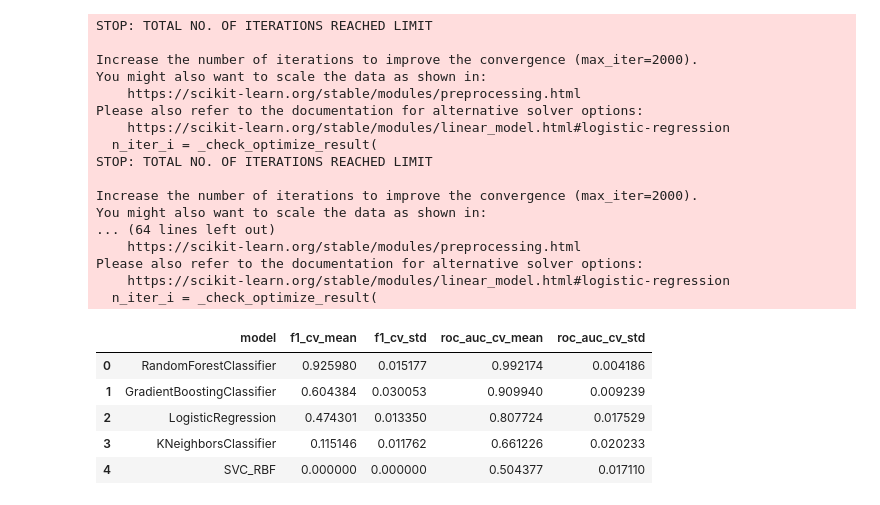
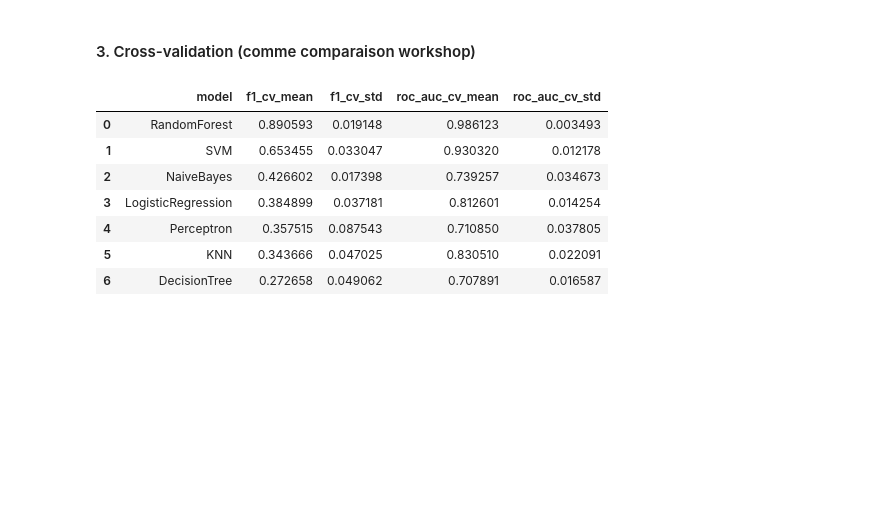
Before and after one commit to AirG213/humanforyou-attrition-ml, a Jupyter notebook: notebooks/07_Regression_Comparaison_Modeles.ipynb, the cells around one changed output. Drawn from its saved outputs; the diff is of its cells as text; code cells hidden in the pictures; blank space fills up the shorter version.

```diff
--- a/notebooks/07_Regression_Comparaison_Modeles.ipynb
+++ b/notebooks/07_Regression_Comparaison_Modeles.ipynb
@@ -63,48 +60,39 @@ La moyenne et l'ecart-type permettent de juger la stabilite des performances.
+# %% [markdown]
+#### 3. Cross-validation (comme comparaison workshop)
 # %%
 models = {
-    'LogisticRegression': LogisticRegression(max_iter=2000, class_weight='balanced', random_state=42),
-    'RandomForestClassifier': RandomForestClassifier(n_estimators=300, random_state=42, class_weight='balanced_subsample', n_jobs=-1),
-    'GradientBoostingClassifier': GradientBoostingClassifier(random_state=42),
-    'SVC_RBF': SVC(kernel='rbf', C=3.0, gamma='scale', probability=True, random_state=42),
-    'KNeighborsClassifier': KNeighborsClassifier(n_neighbors=15),
+    'Perceptron': Perceptron(random_state=42),
+    'LogisticRegression': LogisticRegression(max_iter=2000, random_state=42),
+    'SVM': SVC(probability=True, random_state=42),
+    'KNN': KNeighborsClassifier(),
+    'NaiveBayes': GaussianNB(),
+    'DecisionTree': DecisionTreeClassifier(random_state=42, max_depth=3),
+    'RandomForest': RandomForestClassifier(n_estimators=100, random_state=42, n_jobs=-1),
 }
 
 cv = StratifiedKFold(n_splits=5, shuffle=True, random_state=42)
 cv_rows = []
+
 for model_name, model in models.items():
     f1_scores = cross_val_score(model, X_train, y_train, scoring='f1', cv=cv, n_jobs=1)
     auc_scores = cross_val_score(model, X_train, y_train, scoring='roc_auc', cv=cv, n_jobs=1)
+
     cv_rows.append({
         'model': model_name,
         'f1_cv_mean': float(f1_scores.mean()),
         'f1_cv_std': float(f1_scores.std()),
         'roc_auc_cv_mean': float(auc_scores.mean()),
         'roc_auc_cv_std': float(auc_scores.std()),
     })
 
 cv_df = pd.DataFrame(cv_rows).sort_values('f1_cv_mean', ascending=False).reset_index(drop=True)
 cv_df
 # %% [output]
-STOP: TOTAL NO. OF ITERATIONS REACHED LIMIT
-
-Increase the number of iterations to improve the convergence (max_iter=2000).
-You might also want to scale the data as shown in:
-    https://scikit-learn.org/stable/modules/preprocessing.html
-Please also refer to the documentation for alternative solver options:
-    https://scikit-learn.org/stable/modules/linear_model.html#logistic-regression
-  n_iter_i = _check_optimize_result(
-STOP: TOTAL NO. OF ITERATIONS REACHED LIMIT
-
-Increase the number of iterations to improve the convergence (max_iter=2000).
-You might also want to scale the data as shown in:
-... (64 lines left out)
-    https://scikit-learn.org/stable/modules/preprocessing.html
-Please also refer to the documentation for alternative solver options:
-    https://scikit-learn.org/stable/modules/linear_model.html#logistic-regression
-  n_iter_i = _check_optimize_result(
 |  | model | f1_cv_mean | f1_cv_std | roc_auc_cv_mean | roc_auc_cv_std |
-| 0 | RandomForestClassifier | 0.925980 | 0.015177 | 0.992174 | 0.004186 |
-| 1 | GradientBoostingClassifier | 0.604384 | 0.030053 | 0.909940 | 0.009239 |
-| 2 | LogisticRegression | 0.474301 | 0.013350 | 0.807724 | 0.017529 |
-| 3 | KNeighborsClassifier | 0.115146 | 0.011762 | 0.661226 | 0.020233 |
-| 4 | SVC_RBF | 0.000000 | 0.000000 | 0.504377 | 0.017110 |
+| 0 | RandomForest | 0.890593 | 0.019148 | 0.986123 | 0.003493 |
+| 1 | SVM | 0.653455 | 0.033047 | 0.930320 | 0.012178 |
+| 2 | NaiveBayes | 0.426602 | 0.017398 | 0.739257 | 0.034673 |
+| 3 | LogisticRegression | 0.384899 | 0.037181 | 0.812601 | 0.014254 |
+| 4 | Perceptron | 0.357515 | 0.087543 | 0.710850 | 0.037805 |
+| 5 | KNN | 0.343666 | 0.047025 | 0.830510 | 0.022091 |
+| 6 | DecisionTree | 0.272658 | 0.049062 | 0.707891 | 0.016587 |
```
Also changed, not shown: parts of 17 cells of this notebook, 31 other files.
